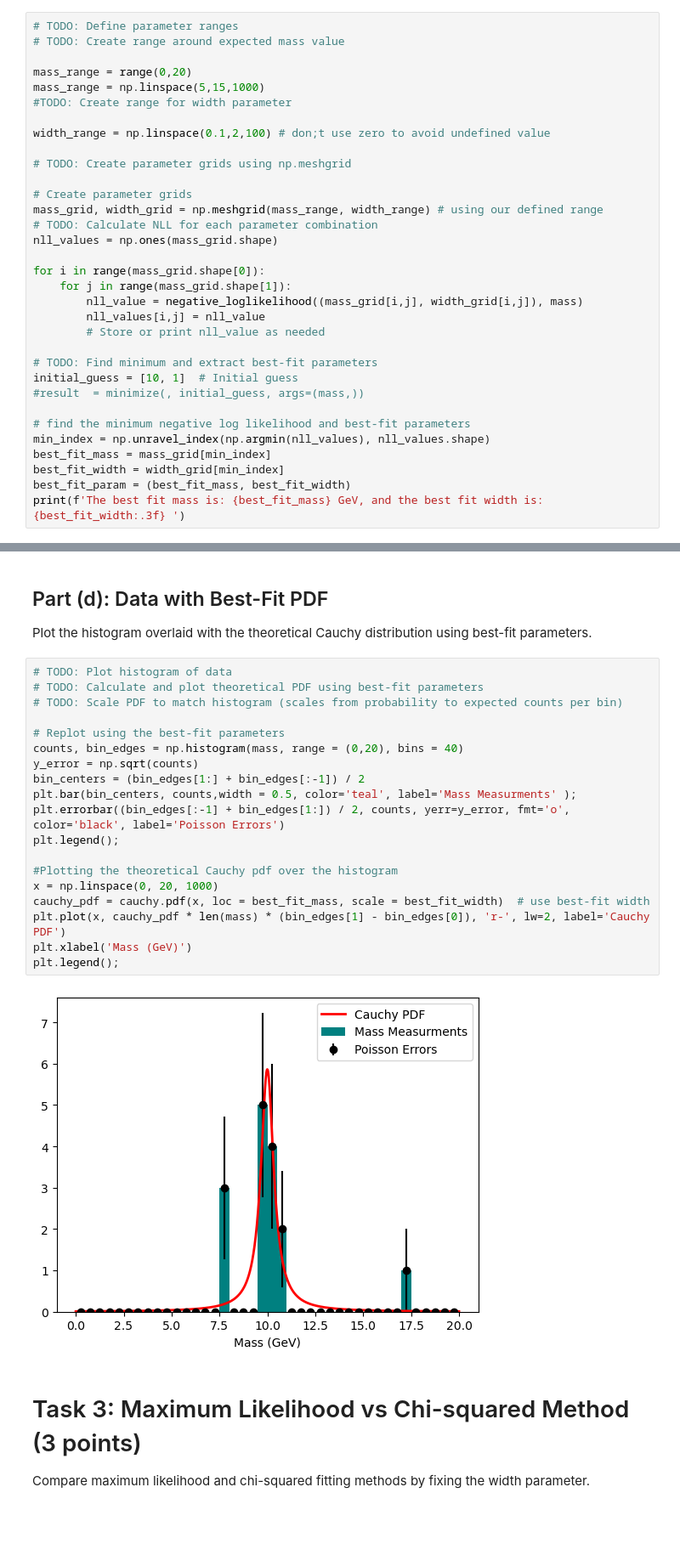
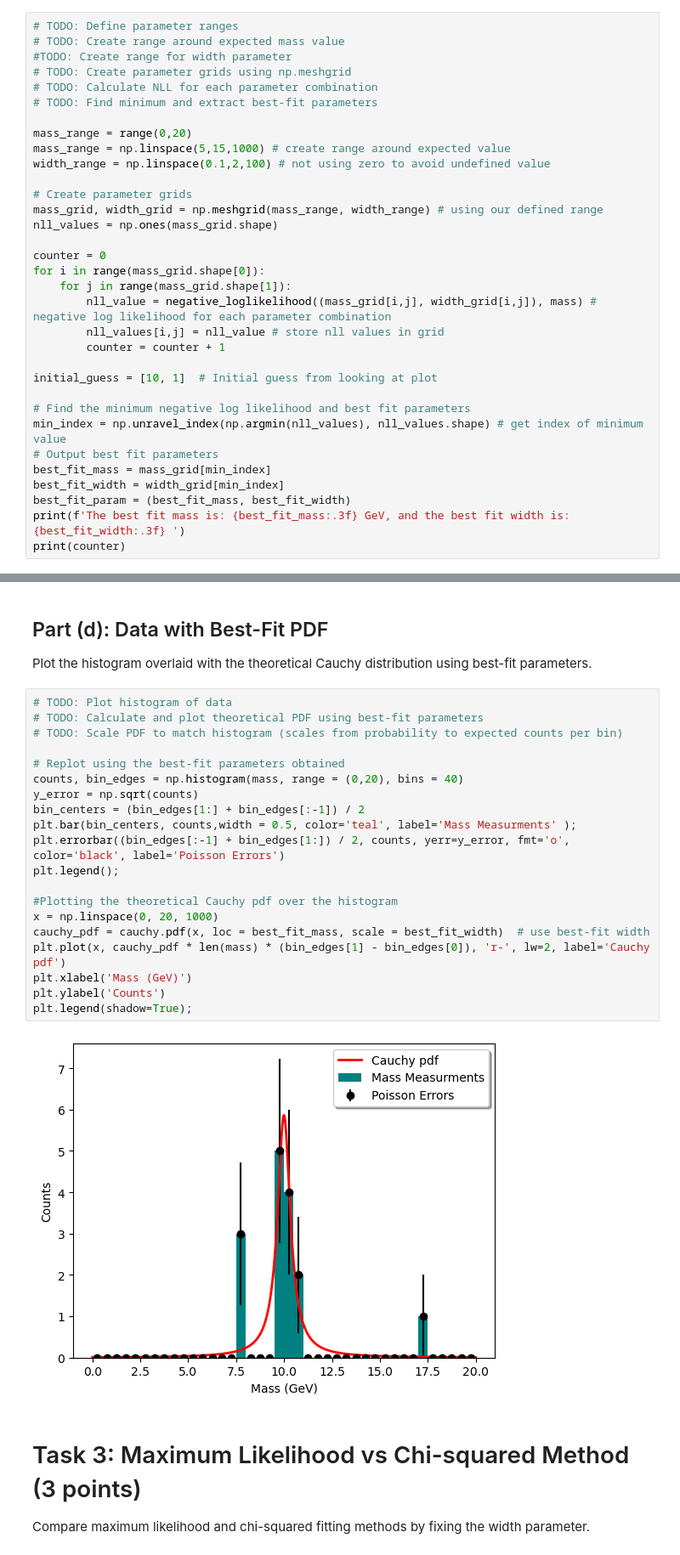
Before and after one commit to leoquintana4/Phys-434, a Jupyter notebook: PHYS 434 Lab 4.ipynb, the cells around one changed output, grey strips where cells are left out. Shown at 85% size. Drawn from its saved outputs; the diff is of its cells as text; blank space fills up the shorter version.

```diff
--- a/PHYS 434 Lab 4.ipynb
+++ b/PHYS 434 Lab 4.ipynb
@@ -97,34 +101,34 @@ Perform a grid search over the (mass, width) parameter space to find the minimum
 # %%
 # TODO: Define parameter ranges
 # TODO: Create range around expected mass value
+#TODO: Create range for width parameter
+# TODO: Create parameter grids using np.meshgrid
+# TODO: Calculate NLL for each parameter combination
+# TODO: Find minimum and extract best-fit parameters
 
 mass_range = range(0,20)
-mass_range = np.linspace(5,15,1000)
-#TODO: Create range for width parameter
-
-width_range = np.linspace(0.1,2,100) # don;t use zero to avoid undefined value
-
-# TODO: Create parameter grids using np.meshgrid
+mass_range = np.linspace(5,15,1000) # create range around expected value
+width_range = np.linspace(0.1,2,100) # not using zero to avoid undefined value
 
 # Create parameter grids
 mass_grid, width_grid = np.meshgrid(mass_range, width_range) # using our defined range
-# TODO: Calculate NLL for each parameter combination
 nll_values = np.ones(mass_grid.shape)
 
+counter = 0
 for i in range(mass_grid.shape[0]):
     for j in range(mass_grid.shape[1]):
-        nll_value = negative_loglikelihood((mass_grid[i,j], width_grid[i,j]), mass)
-        nll_values[i,j] = nll_value
-        # Store or print nll_value as needed
+        nll_value = negative_loglikelihood((mass_grid[i,j], width_grid[i,j]), mass) # negative log likelihood for each parameter combination
+        nll_values[i,j] = nll_value # store nll values in grid
+        counter = counter + 1
 
-# TODO: Find minimum and extract best-fit parameters
-initial_guess = [10, 1]  # Initial guess
-#result  = minimize(, initial_guess, args=(mass,))
+initial_guess = [10, 1]  # Initial guess from looking at plot
 
-# find the minimum negative log likelihood and best-fit parameters
-min_index = np.unravel_index(np.argmin(nll_values), nll_values.shape)
+# Find the minimum negative log likelihood and best fit parameters
+min_index = np.unravel_index(np.argmin(nll_values), nll_values.shape) # get index of minimum value
+# Output best fit parameters
 best_fit_mass = mass_grid[min_index]
 best_fit_width = width_grid[min_index]
 best_fit_param = (best_fit_mass, best_fit_width)
-print(f'The best fit mass is: {best_fit_mass} GeV, and the best fit width is: {best_fit_width:.3f} ')
+print(f'The best fit mass is: {best_fit_mass:.3f} GeV, and the best fit width is: {best_fit_width:.3f} ')
+print(counter)
 # %% [output]
@@ -162,24 +182,25 @@ Plot the histogram overlaid with the theoretical Cauchy distribution using best-
 # %%
 # TODO: Plot histogram of data
 # TODO: Calculate and plot theoretical PDF using best-fit parameters
 # TODO: Scale PDF to match histogram (scales from probability to expected counts per bin)
 
-# Replot using the best-fit parameters
+# Replot using the best-fit parameters obtained
 counts, bin_edges = np.histogram(mass, range = (0,20), bins = 40)
 y_error = np.sqrt(counts)
 bin_centers = (bin_edges[1:] + bin_edges[:-1]) / 2
 plt.bar(bin_centers, counts,width = 0.5, color='teal', label='Mass Measurments' );
 plt.errorbar((bin_edges[:-1] + bin_edges[1:]) / 2, counts, yerr=y_error, fmt='o', color='black', label='Poisson Errors')
 plt.legend();
 
 #Plotting the theoretical Cauchy pdf over the histogram
 x = np.linspace(0, 20, 1000)
 cauchy_pdf = cauchy.pdf(x, loc = best_fit_mass, scale = best_fit_width)  # use best-fit width
-plt.plot(x, cauchy_pdf * len(mass) * (bin_edges[1] - bin_edges[0]), 'r-', lw=2, label='Cauchy PDF')
+plt.plot(x, cauchy_pdf * len(mass) * (bin_edges[1] - bin_edges[0]), 'r-', lw=2, label='Cauchy pdf')
 plt.xlabel('Mass (GeV)')
-plt.legend();
+plt.ylabel('Counts')
+plt.legend(shadow=True);
 # %% [output]
-[figure, old version]
+[figure, new version]
 # %% [markdown]
 # Task 3: Maximum Likelihood vs Chi-squared Method (3 points)
 
```
Also changed, not shown: parts of 11 cells of this notebook, 20 other files.
